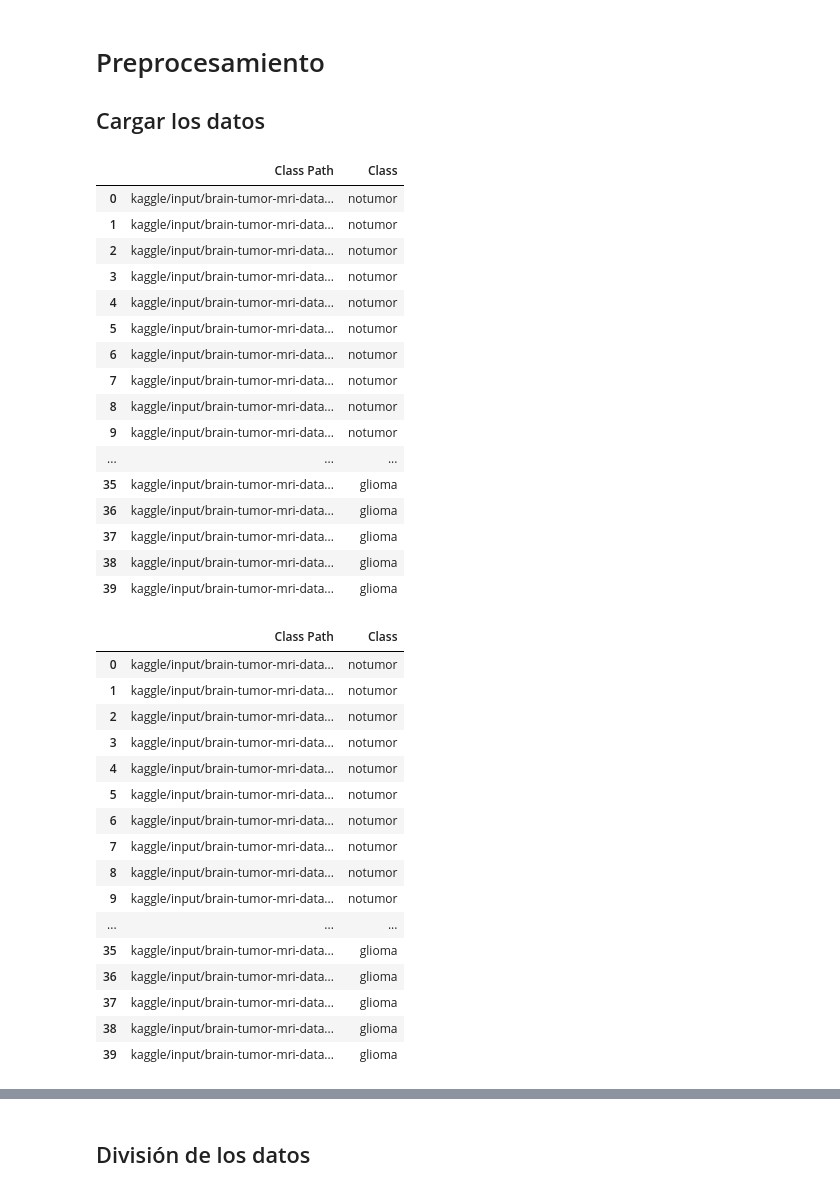
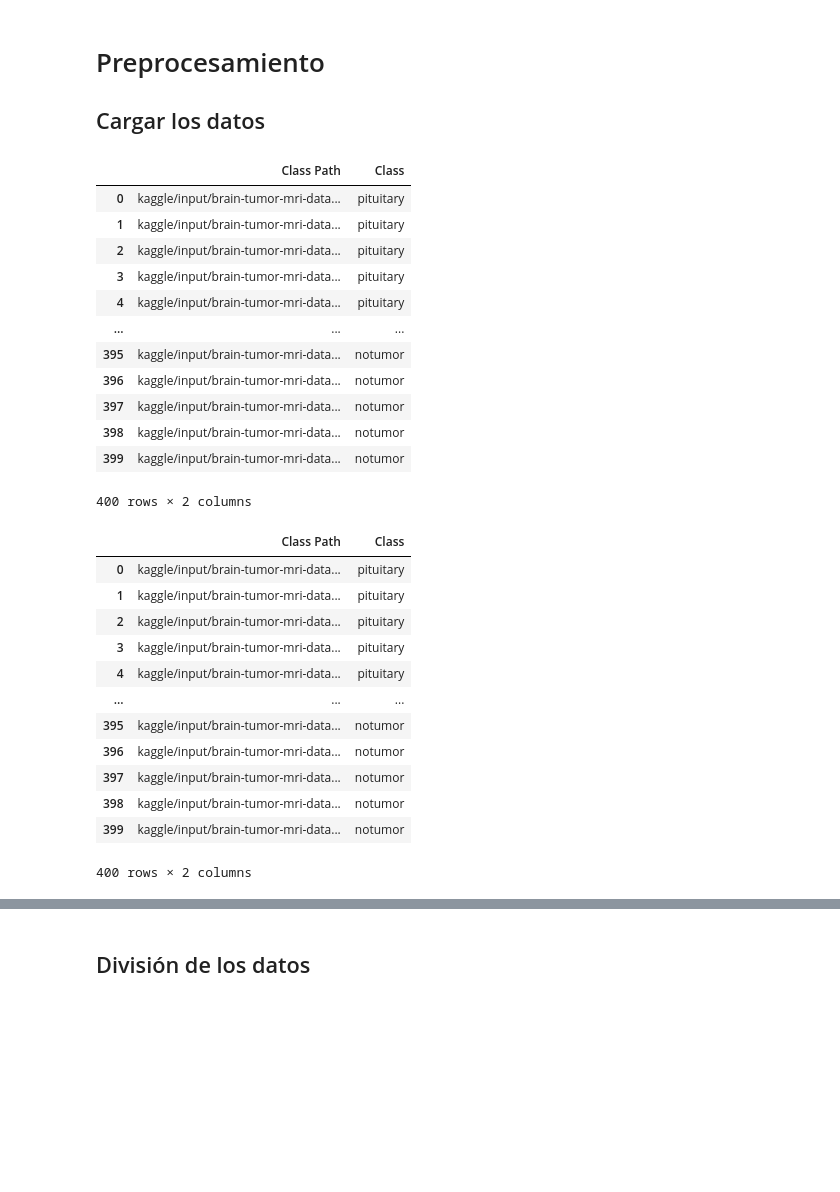
Before and after one commit to franjavi-upct-es/proyectos_personales, a Jupyter notebook: Brain_Tumor_MRI/Brain_Tumor_MRI.ipynb, the cells around one changed output, grey strips where cells are left out. Cells and saved outputs as stored; diff of their text form; code cells hidden in the pictures; blank space fills up the shorter version.

```diff
--- a/Brain_Tumor_MRI/Brain_Tumor_MRI.ipynb
+++ b/Brain_Tumor_MRI/Brain_Tumor_MRI.ipynb
@@ -101,49 +88,41 @@ def test_df(tr_path, limit=100):
     ts_df = pd.DataFrame({'Class Path': class_path, 'Class': classes})
     return ts_df
 # %%
-tr_df = train_df('kaggle/input/brain-tumor-mri-dataset/Training', limit=10)
+tr_df = train_df('kaggle/input/brain-tumor-mri-dataset/1/Training')
 
 tr_df
 # %% [output]
 |  | Class Path | Class |
-| 0 | kaggle/input/brain-tumor-mri-data... | notumor |
-| 1 | kaggle/input/brain-tumor-mri-data... | notumor |
-| 2 | kaggle/input/brain-tumor-mri-data... | notumor |
-| 3 | kaggle/input/brain-tumor-mri-data... | notumor |
-| 4 | kaggle/input/brain-tumor-mri-data... | notumor |
-| 5 | kaggle/input/brain-tumor-mri-data... | notumor |
-| 6 | kaggle/input/brain-tumor-mri-data... | notumor |
-| 7 | kaggle/input/brain-tumor-mri-data... | notumor |
-| 8 | kaggle/input/brain-tumor-mri-data... | notumor |
-| 9 | kaggle/input/brain-tumor-mri-data... | notumor |
+| 0 | kaggle/input/brain-tumor-mri-data... | pituitary |
+| 1 | kaggle/input/brain-tumor-mri-data... | pituitary |
+| 2 | kaggle/input/brain-tumor-mri-data... | pituitary |
+| 3 | kaggle/input/brain-tumor-mri-data... | pituitary |
+| 4 | kaggle/input/brain-tumor-mri-data... | pituitary |
 | ... | ... | ... |
-| 35 | kaggle/input/brain-tumor-mri-data... | glioma |
-| 36 | kaggle/input/brain-tumor-mri-data... | glioma |
-| 37 | kaggle/input/brain-tumor-mri-data... | glioma |
-| 38 | kaggle/input/brain-tumor-mri-data... | glioma |
-| 39 | kaggle/input/brain-tumor-mri-data... | glioma |
+| 395 | kaggle/input/brain-tumor-mri-data... | notumor |
+| 396 | kaggle/input/brain-tumor-mri-data... | notumor |
+| 397 | kaggle/input/brain-tumor-mri-data... | notumor |
+| 398 | kaggle/input/brain-tumor-mri-data... | notumor |
+| 399 | kaggle/input/brain-tumor-mri-data... | notumor |
+400 rows × 2 columns
 # %%
-ts_df = test_df('kaggle/input/brain-tumor-mri-dataset/Testing', limit=10)
+ts_df = test_df('kaggle/input/brain-tumor-mri-dataset/1/Testing')
 
 ts_df
 # %% [output]
 |  | Class Path | Class |
-| 0 | kaggle/input/brain-tumor-mri-data... | notumor |
-| 1 | kaggle/input/brain-tumor-mri-data... | notumor |
-| 2 | kaggle/input/brain-tumor-mri-data... | notumor |
-| 3 | kaggle/input/brain-tumor-mri-data... | notumor |
-| 4 | kaggle/input/brain-tumor-mri-data... | notumor |
-| 5 | kaggle/input/brain-tumor-mri-data... | notumor |
-| 6 | kaggle/input/brain-tumor-mri-data... | notumor |
-| 7 | kaggle/input/brain-tumor-mri-data... | notumor |
-| 8 | kaggle/input/brain-tumor-mri-data... | notumor |
-| 9 | kaggle/input/brain-tumor-mri-data... | notumor |
+| 0 | kaggle/input/brain-tumor-mri-data... | pituitary |
+| 1 | kaggle/input/brain-tumor-mri-data... | pituitary |
+| 2 | kaggle/input/brain-tumor-mri-data... | pituitary |
+| 3 | kaggle/input/brain-tumor-mri-data... | pituitary |
+| 4 | kaggle/input/brain-tumor-mri-data... | pituitary |
 | ... | ... | ... |
-| 35 | kaggle/input/brain-tumor-mri-data... | glioma |
-| 36 | kaggle/input/brain-tumor-mri-data... | glioma |
-| 37 | kaggle/input/brain-tumor-mri-data... | glioma |
-| 38 | kaggle/input/brain-tumor-mri-data... | glioma |
-| 39 | kaggle/input/brain-tumor-mri-data... | glioma |
+| 395 | kaggle/input/brain-tumor-mri-data... | notumor |
+| 396 | kaggle/input/brain-tumor-mri-data... | notumor |
+| 397 | kaggle/input/brain-tumor-mri-data... | notumor |
+| 398 | kaggle/input/brain-tumor-mri-data... | notumor |
+| 399 | kaggle/input/brain-tumor-mri-data... | notumor |
+400 rows × 2 columns
 # %%
 # Contamos las imágenes en cada clase de los datos de entrenamiento
 plt.figure(figsize=(15, 7))
```
Also changed, not shown: parts of 18 cells of this notebook.
